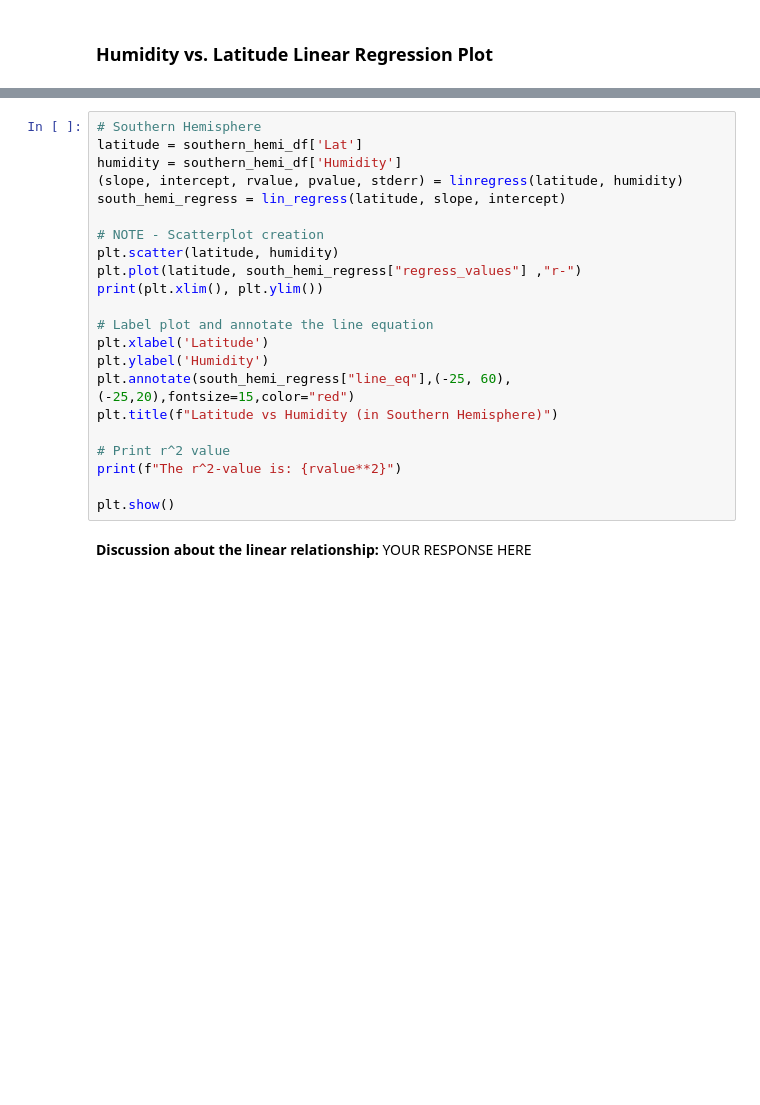
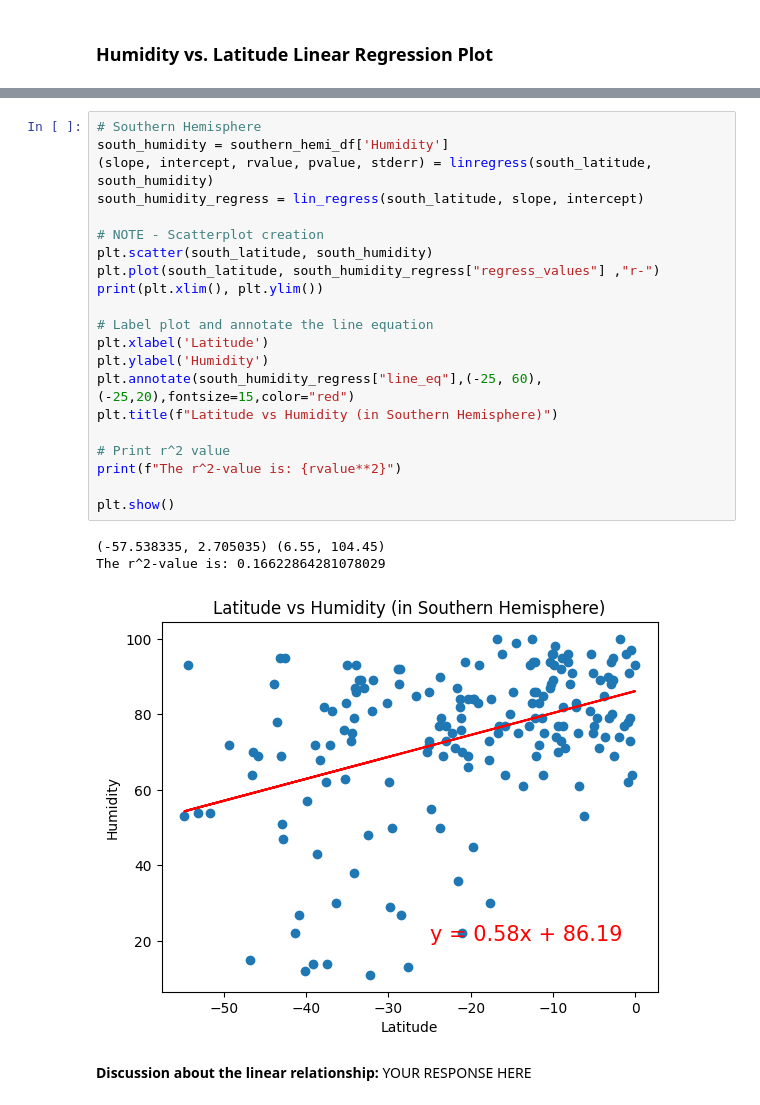
Before and after one commit to qstibbins/python-api-challenge, a Jupyter notebook: WeatherPy.ipynb, the cells around one changed output, grey strips where cells are left out. Saved outputs shown, nothing was run; the diff lists cells and outputs as text; blank space fills up the shorter version.

```diff
--- a/WeatherPy.ipynb
+++ b/WeatherPy.ipynb
@@ -340,25 +386,28 @@ plt.show()
 # %%
 # Southern Hemisphere
-latitude = southern_hemi_df['Lat']
-humidity = southern_hemi_df['Humidity']
-(slope, intercept, rvalue, pvalue, stderr) = linregress(latitude, humidity)
-south_hemi_regress = lin_regress(latitude, slope, intercept)
+south_humidity = southern_hemi_df['Humidity']
+(slope, intercept, rvalue, pvalue, stderr) = linregress(south_latitude, south_humidity)
+south_humidity_regress = lin_regress(south_latitude, slope, intercept)
 
 # NOTE - Scatterplot creation
-plt.scatter(latitude, humidity)
-plt.plot(latitude, south_hemi_regress["regress_values"] ,"r-")
+plt.scatter(south_latitude, south_humidity)
+plt.plot(south_latitude, south_humidity_regress["regress_values"] ,"r-")
 print(plt.xlim(), plt.ylim())
 
 # Label plot and annotate the line equation
 plt.xlabel('Latitude')
 plt.ylabel('Humidity')
-plt.annotate(south_hemi_regress["line_eq"],(-25, 60),(-25,20),fontsize=15,color="red")
+plt.annotate(south_humidity_regress["line_eq"],(-25, 60),(-25,20),fontsize=15,color="red")
 plt.title(f"Latitude vs Humidity (in Southern Hemisphere)")
 
 # Print r^2 value
 print(f"The r^2-value is: {rvalue**2}")
 
 plt.show()
+# %% [output]
+(-57.538335, 2.705035) (6.55, 104.45)
+The r^2-value is: 0.16622864281078029
+[figure, added]
 # %% [markdown]
 **Discussion about the linear relationship:** YOUR RESPONSE HERE
 # %% [markdown]
```
Also changed, not shown: parts of 19 cells of this notebook, 5 other files.
